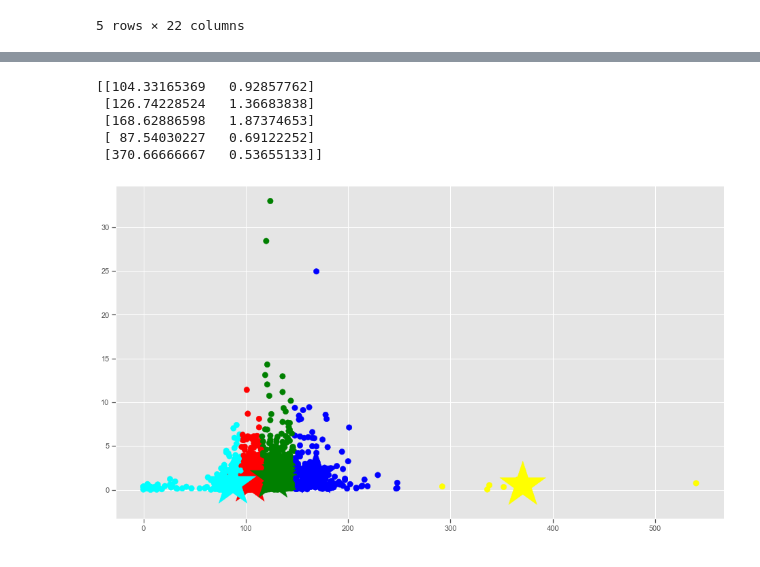
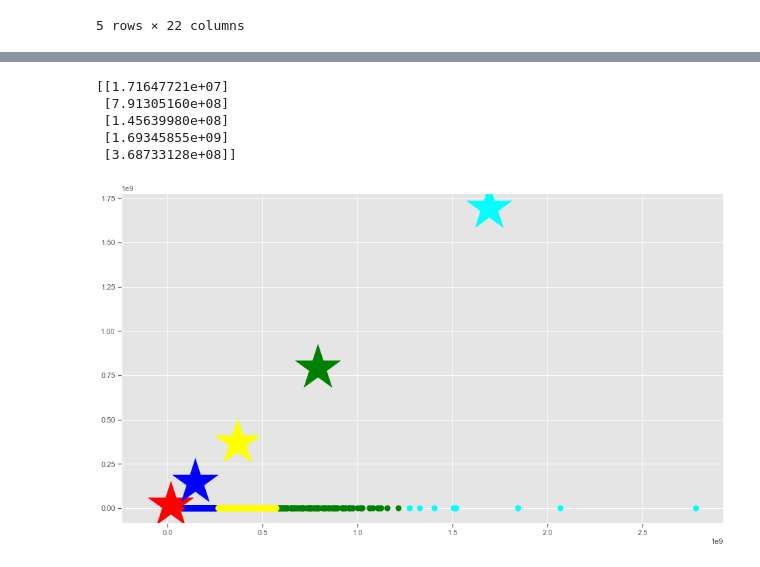
Before and after one commit to pablosao/UVG-CC3074-Clustering, a Jupyter notebook: Clustering.ipynb, the cells around one changed output, grey strips where cells are left out. Drawn from its saved outputs; the diff is of its cells as text; code cells hidden in the pictures.

```diff
--- a/Clustering.ipynb
+++ b/Clustering.ipynb
@@ -79,7 +80,7 @@ pivot_ui(datasets,rows=['director','codigo_director'], cols=['runtime'])
 #sb.pairplot(datasets)
 #sb.pairplot(datasets, hue='revenue',size=4,vars=["runtime","popularity"],kind='scatter')
 # %%
-X = np.array(datasets[["runtime","popularity"]])
+X = np.array(datasets[["runtime"]])
 y = np.array(datasets['revenue'])
 X.shape
 # %% [output]
@@ -104,11 +105,11 @@ kmeans = KMeans(n_clusters=5,init = 'k-means++', random_state = 42).fit(X)
 centroids = kmeans.cluster_centers_
 print(centroids)
 # %% [output]
-[[104.33165369   0.92857762]
- [126.74228524   1.36683838]
- [168.62886598   1.87374653]
- [ 87.54030227   0.69122252]
- [370.66666667   0.53655133]]
+[[1.71647721e+07]
+ [7.91305160e+08]
+ [1.45639980e+08]
+ [1.69345855e+09]
+ [3.68733128e+08]]
 # %%
 # Predicting the clusters
 y_kmeans = kmeans.predict(X)
@@ -121,11 +122,11 @@ for row in y_kmeans:
 # %%
 
 # Getting the values and plotting it
 f1 = datasets['runtime'].values
-f2 = datasets['popularity'].values
+f2 = datasets['revenue'].values
 
 plt.scatter(f1, f2, c=asignar, s=70)
-plt.scatter(C[:, 0], C[:, 1], marker='*', c=colores, s=5000)
+plt.scatter(C[:, 0], C[:, 0], marker='*', c=colores, s=5000)
 plt.show()
 # %% [output]
-[figure, old version]
+[figure, new version]
```
Also changed, not shown: parts of 3 cells of this notebook, 1 other file.
